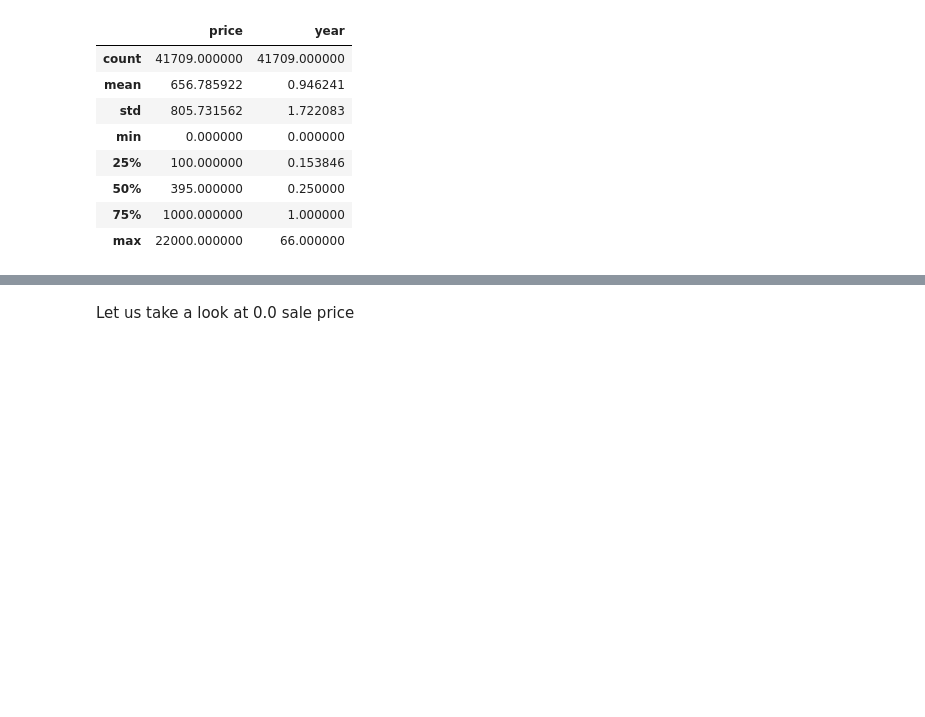
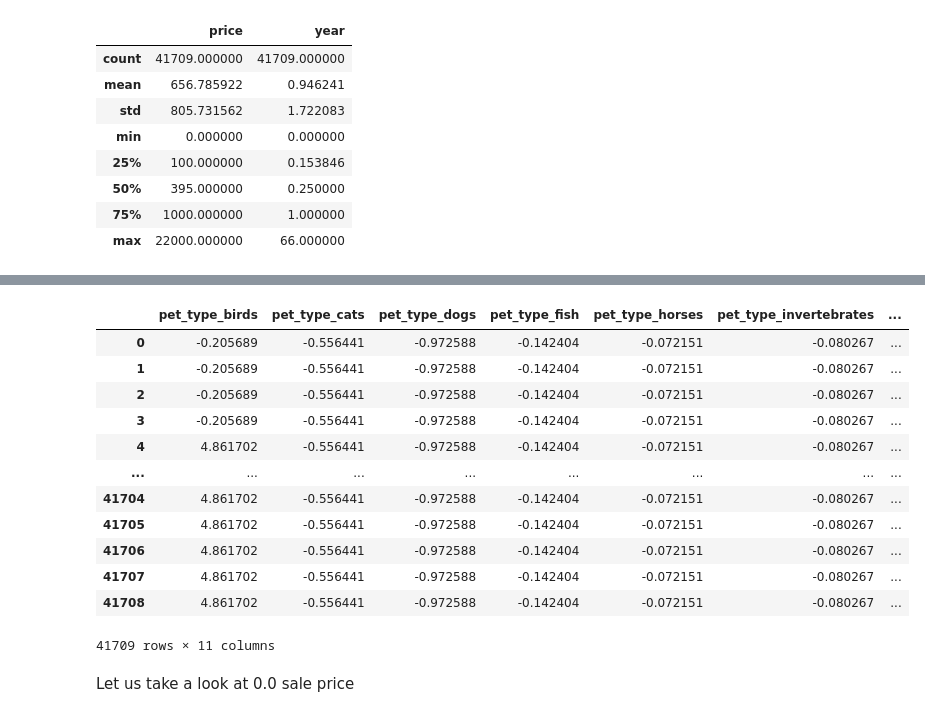
Before and after one commit to Chiuchiyin/Coding-fun, a Jupyter notebook: Pet Sale Price/EDA, data cleaning and modelling.ipynb, the cells around one changed output, grey strips where cells are left out. Drawn from its saved outputs; the diff is of its cells as text; code cells hidden in the pictures; blank space fills up the shorter version.

```diff
--- a/Pet Sale Price/EDA, data cleaning and modelling.ipynb
+++ b/Pet Sale Price/EDA, data cleaning and modelling.ipynb
@@ -531,3 +673,19 @@ From this alone, we can see that there's outliers need to be removed. But first,
+# %%
+X
+# %% [output]
+|  | pet_type_birds | pet_type_cats | pet_type_dogs | pet_type_fish | pet_type_horses | pet_type_invertebrates | ... |
+| 0 | -0.205689 | -0.556441 | -0.972588 | -0.142404 | -0.072151 | -0.080267 | ... |
+| 1 | -0.205689 | -0.556441 | -0.972588 | -0.142404 | -0.072151 | -0.080267 | ... |
+| 2 | -0.205689 | -0.556441 | -0.972588 | -0.142404 | -0.072151 | -0.080267 | ... |
+| 3 | -0.205689 | -0.556441 | -0.972588 | -0.142404 | -0.072151 | -0.080267 | ... |
+| 4 | 4.861702 | -0.556441 | -0.972588 | -0.142404 | -0.072151 | -0.080267 | ... |
+| ... | ... | ... | ... | ... | ... | ... | ... |
+| 41704 | 4.861702 | -0.556441 | -0.972588 | -0.142404 | -0.072151 | -0.080267 | ... |
+| 41705 | 4.861702 | -0.556441 | -0.972588 | -0.142404 | -0.072151 | -0.080267 | ... |
+| 41706 | 4.861702 | -0.556441 | -0.972588 | -0.142404 | -0.072151 | -0.080267 | ... |
+| 41707 | 4.861702 | -0.556441 | -0.972588 | -0.142404 | -0.072151 | -0.080267 | ... |
+| 41708 | 4.861702 | -0.556441 | -0.972588 | -0.142404 | -0.072151 | -0.080267 | ... |
+41709 rows × 11 columns
 # %%
 sale = df.loc[df['listing_type'] == 'sale']
 # %%
```
Also changed, not shown: parts of 44 cells of this notebook.
